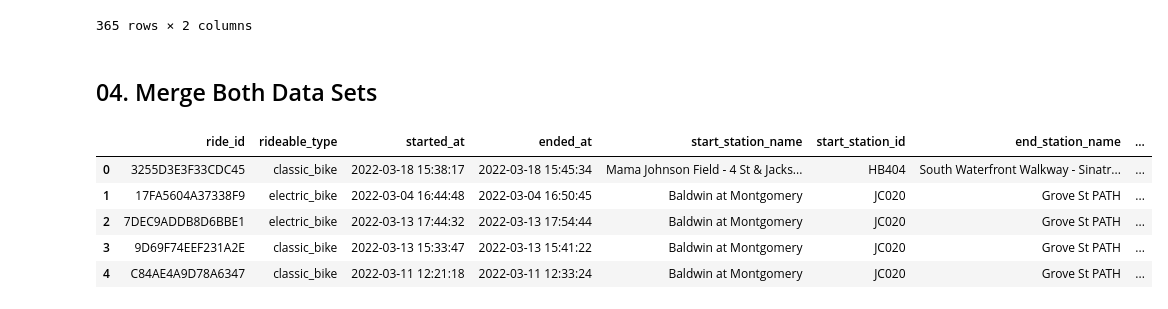
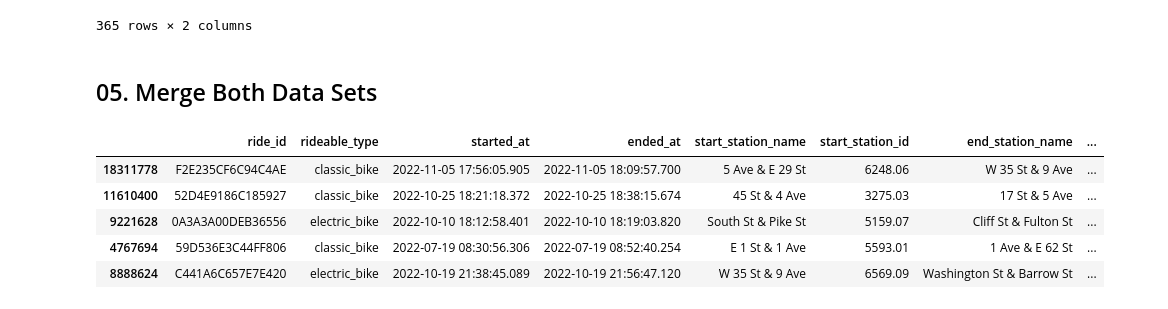
Before and after one commit to p-dutcher/Bike-Sharing, a Jupyter notebook: Data-Processing.ipynb, the cells around one changed output. Saved outputs shown, nothing was run; the diff lists cells and outputs as text; code cells hidden in the pictures.

```diff
--- a/Data-Processing.ipynb
+++ b/Data-Processing.ipynb
@@ -51,7 +56,7 @@ filepath
 # %%
 # now that all data sets are in the list, time to read & concatenate the data sets:
 
-df = pd.concat((pd.read_csv(f) for f in filepath), ignore_index = True)
+df = pd.concat((pd.read_csv(f, low_memory=False) for f in filepath), ignore_index=True)
 
 df.head(5)
 # %% [output]
@@ -80,0 +111,5 @@ df.to_csv('combined_bike_rides_2022.csv')
+# %%
+# going to remove all null values (our dataframe is large enough that this won't affect our analysis)
+
+df = df.dropna()
+df.shape
@@ -80,0 +190,5 @@ df.to_csv('combined_bike_rides_2022.csv')
+# %%
+# going to use half of our dataframe:
+
+df1 = df.sample(frac=0.50, random_state=42)
+df1.size
@@ -80,0 +201,7 @@ df.to_csv('combined_bike_rides_2022.csv')
+# %%
+# this is still really large and things are moving slowly, going to take another random sample.
+
+# going to use half of our dataframe:
+
+df2 = df1.sample(frac=0.50, random_state=43)
+df2.shape
@@ -193,30 +328,30 @@ df_temp
 
 df_temp.to_csv(r"Data/average_daily_temps_2022.csv")
 # %% [markdown]
-## 04. Merge Both Data Sets
+## 05. Merge Both Data Sets
 # %%
 # it's now time to merge the df_temp with our bike rides dataset (df)
 # we will be using the date as the common key (column) with which to complete the merge!
 # %%
 # first we need to ensure that the date in the rides df is stripped of any time and ONLY represents the date
 # following the same process as above
 
-df['started_at'] = pd.to_datetime(df['started_at'], dayfirst = True)
+df2['started_at'] = pd.to_datetime(df2['started_at'], format='%Y-%m-%d %H:%M:%S.%f')
 
 # this is taking the 'started_at' column from our dataframe and converting it to date_time format
 
-df['date'] = pd.to_datetime(df['started_at'], format='%Y-%m-%d').dt.date
+df2['date'] = pd.to_datetime(df2['started_at']).dt.date
 
 # this step is creating a new 'date' column within our dataframe and populating it with JUST the date from our 'started_at' column
 
-df.head(5)
+df2.head(5)
 # %% [output]
 |  | ride_id | rideable_type | started_at | ended_at | start_station_name | start_station_id | end_station_name | ... |
-| 0 | 3255D3E3F33CDC45 | classic_bike | 2022-03-18 15:38:17 | 2022-03-18 15:45:34 | Mama Johnson Field - 4 St & Jacks... | HB404 | South Waterfront Walkway - Sinatr... | ... |
-| 1 | 17FA5604A37338F9 | electric_bike | 2022-03-04 16:44:48 | 2022-03-04 16:50:45 | Baldwin at Montgomery | JC020 | Grove St PATH | ... |
-| 2 | 7DEC9ADDB8D6BBE1 | electric_bike | 2022-03-13 17:44:32 | 2022-03-13 17:54:44 | Baldwin at Montgomery | JC020 | Grove St PATH | ... |
-| 3 | 9D69F74EEF231A2E | classic_bike | 2022-03-13 15:33:47 | 2022-03-13 15:41:22 | Baldwin at Montgomery | JC020 | Grove St PATH | ... |
-| 4 | C84AE4A9D78A6347 | classic_bike | 2022-03-11 12:21:18 | 2022-03-11 12:33:24 | Baldwin at Montgomery | JC020 | Grove St PATH | ... |
+| 18311778 | F2E235CF6C94C4AE | classic_bike | 2022-11-05 17:56:05.905 | 2022-11-05 18:09:57.700 | 5 Ave & E 29 St | 6248.06 | W 35 St & 9 Ave | ... |
+| 11610400 | 52D4E9186C185927 | classic_bike | 2022-10-25 18:21:18.372 | 2022-10-25 18:38:15.674 | 45 St & 4 Ave | 3275.03 | 17 St & 5 Ave | ... |
+| 9221628 | 0A3A3A00DEB36556 | electric_bike | 2022-10-10 18:12:58.401 | 2022-10-10 18:19:03.820 | South St & Pike St | 5159.07 | Cliff St & Fulton St | ... |
+| 4767694 | 59D536E3C44FF806 | classic_bike | 2022-07-19 08:30:56.306 | 2022-07-19 08:52:40.254 | E 1 St & 1 Ave | 5593.01 | 1 Ave & E 62 St | ... |
+| 8888624 | C441A6C657E7E420 | electric_bike | 2022-10-19 21:38:45.089 | 2022-10-19 21:56:47.120 | W 35 St & 9 Ave | 6569.09 | Washington St & Barrow St | ... |
 # %%
 # now that we have a correctly formatted 'date' column in each dataframe, we can complete the merge!
 
```
Also changed, not shown: parts of 25 cells of this notebook, 4 other files.
